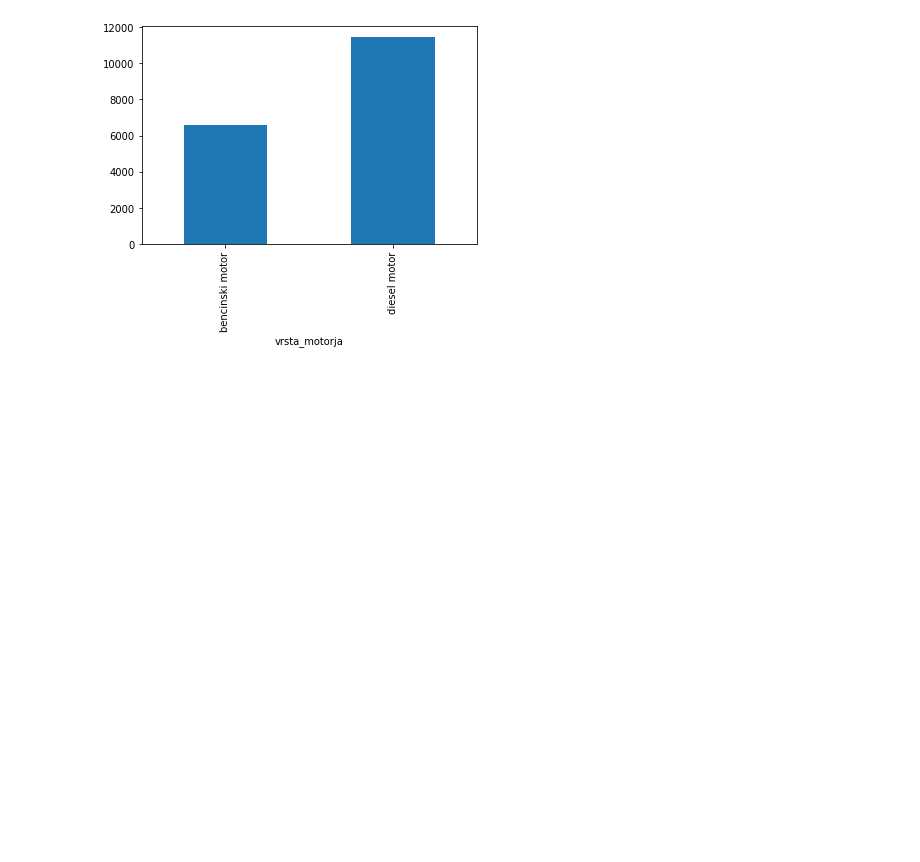
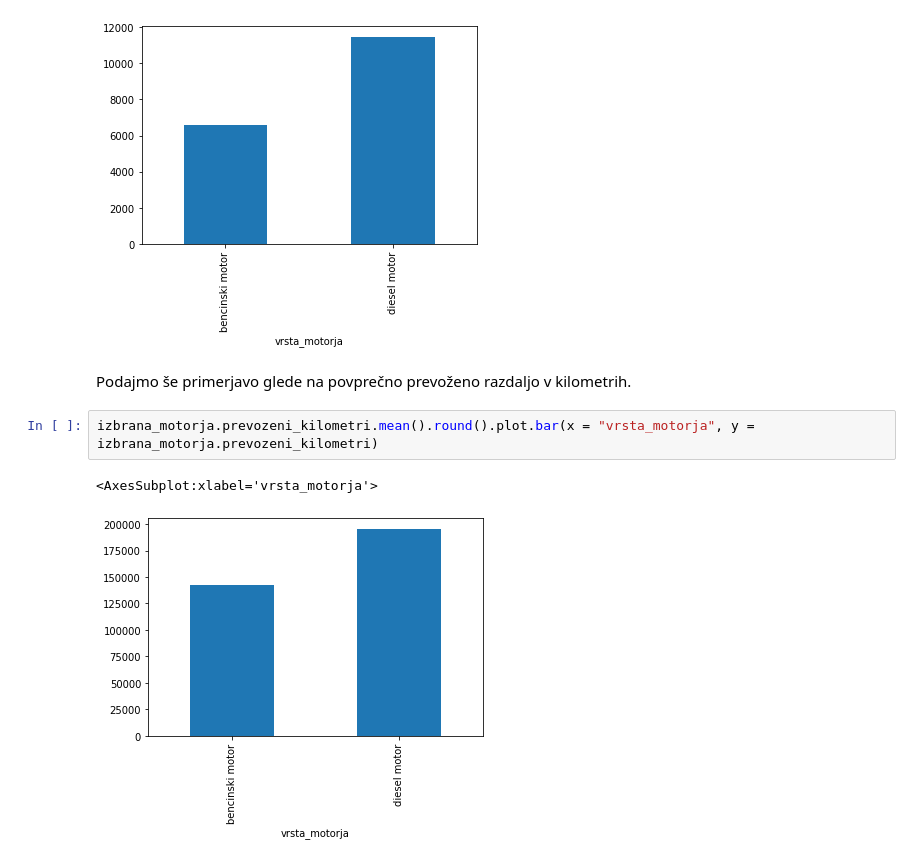
Before and after one commit to timotejstibilj/Avtomobili, a Jupyter notebook: Analiza rabljenih avtomobilov na avto.net.ipynb, the cells around one changed output. Cells and saved outputs as stored; diff of their text form; blank space fills up the shorter version.

```diff
--- a/Analiza rabljenih avtomobilov na avto.net.ipynb
+++ b/Analiza rabljenih avtomobilov na avto.net.ipynb
@@ -86,3 +141,10 @@ izbrana_motorja.cena.mean().round().plot.bar(x = "vrsta_motorja", y = izbrana_mo
 # %% [output]
 <AxesSubplot:xlabel='vrsta_motorja'>
 [figure]
+# %% [markdown]
+Podajmo še primerjavo glede na povprečno prevoženo razdaljo v kilometrih.
+# %%
+izbrana_motorja.prevozeni_kilometri.mean().round().plot.bar(x = "vrsta_motorja", y = izbrana_motorja.prevozeni_kilometri)
+# %% [output]
+<AxesSubplot:xlabel='vrsta_motorja'>
+[figure, added]
```
Also changed, not shown: parts of 36 cells of this notebook, 2 other files.
